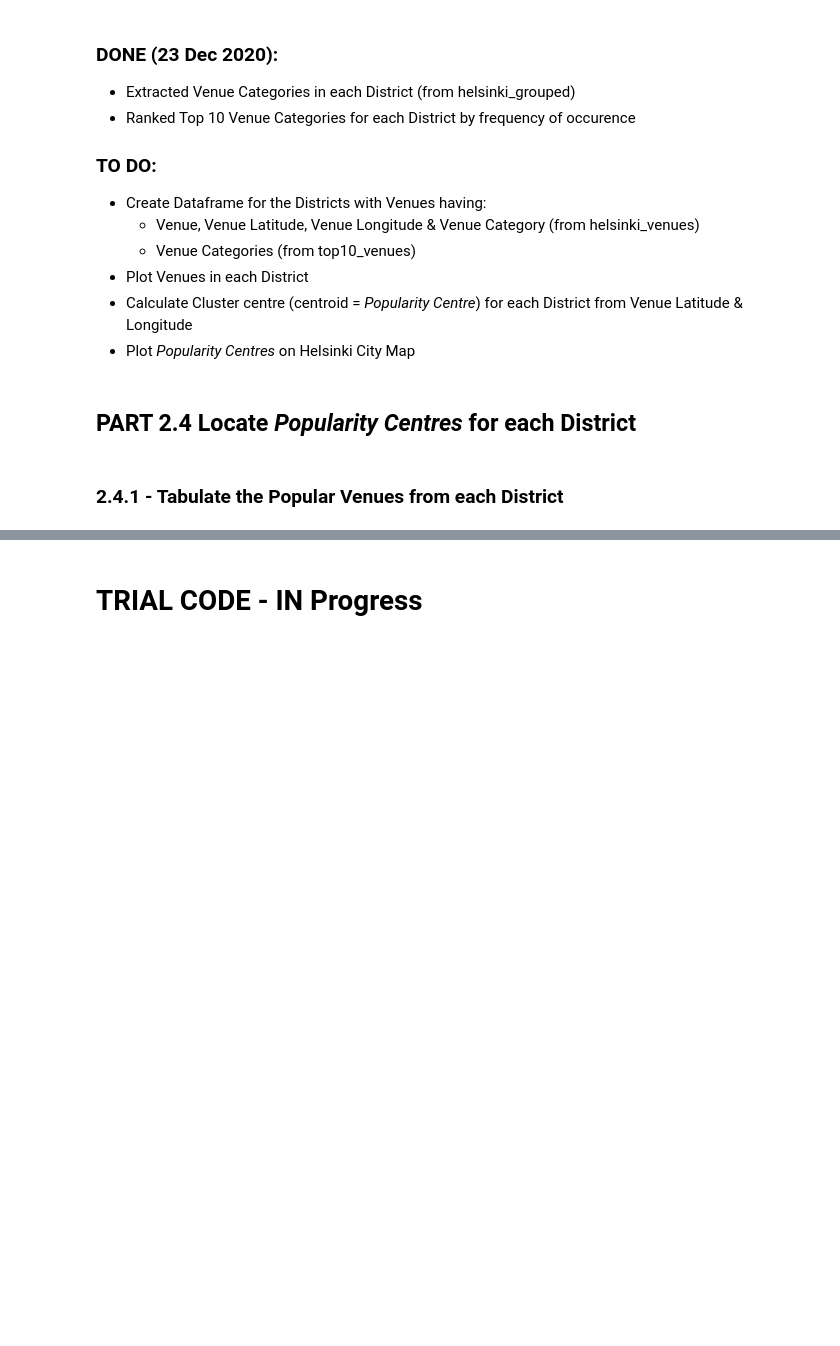
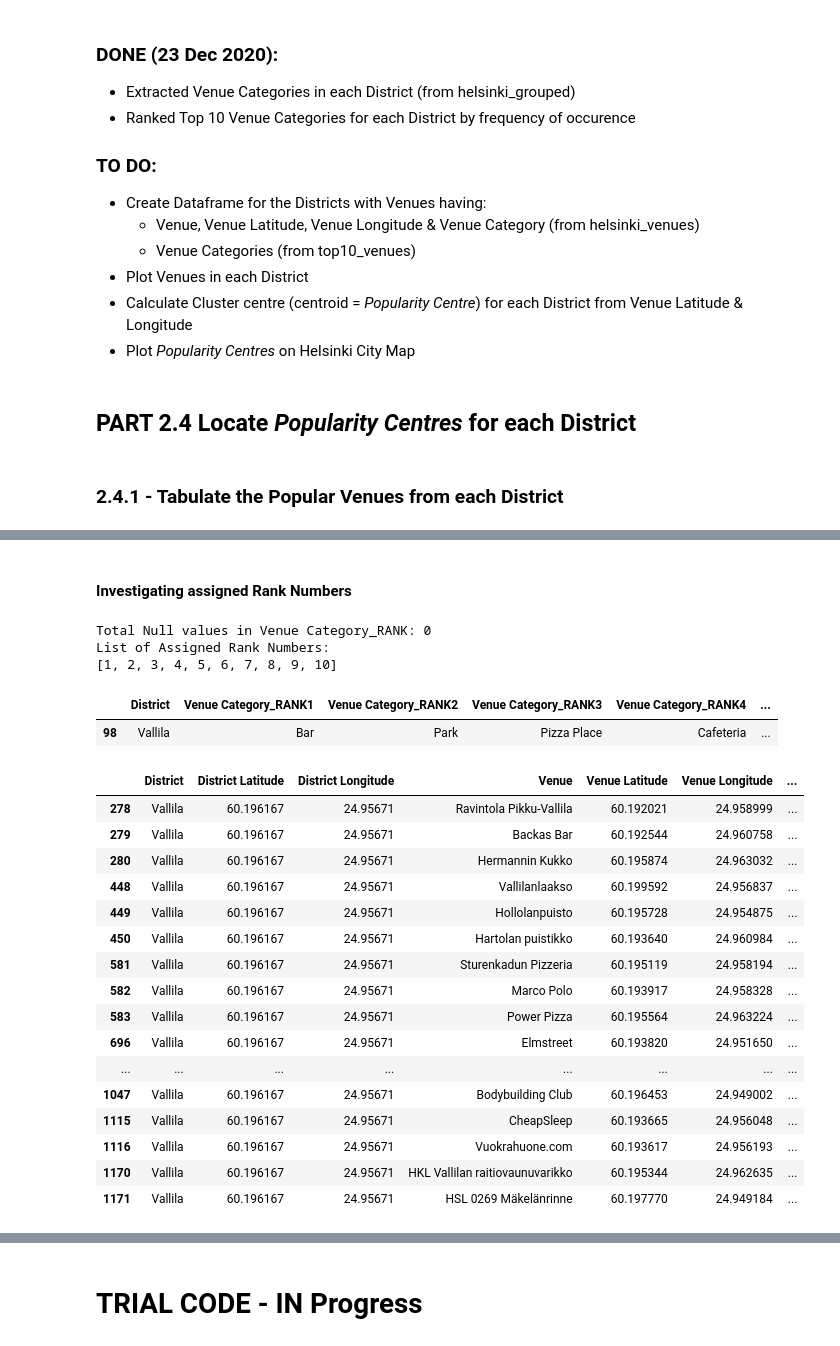
Before and after one commit to prak112/Coursera-IBM_Capstone, a Jupyter notebook: Week5_CompatibleDistricts_Helsinki.ipynb, the cells around one changed output, grey strips where cells are left out. Drawn from its saved outputs; the diff is of its cells as text; code cells hidden in the pictures; blank space fills up the shorter version.

```diff
--- a/Week5_CompatibleDistricts_Helsinki.ipynb
+++ b/Week5_CompatibleDistricts_Helsinki.ipynb
@@ -574,0 +661,17 @@ top10_venues
+# %%
+# Extract values specific to 'Venue Category' with 'District' as filter from both dataframes (from ranked_venues_df & top10_venues)
+
+ranks = range(1, 11) # Intialize Rank Numbers
+venue_dists = top10_venues.District.to_list() # List Districts with Venues
+
+for dist in venue_dists:
+    vc_r = top10_venues[top10_venues.District == dist].values[0][1:] # Venue Categories from 'Venue Category_RANK' (top10_venues)
+    vc = list(ranked_venues_df[ranked_venues_df.District == dist].iloc[:, 6]) # Venue Categories from 'Venue Category' (ranked_venues_df)
+
+    # Assign Rank Number based on 'Venue Category_RANK' (from top10_venues)
+    for r, rank in zip(vc_r, ranks): # Iterate Venue Categories and their respective Rank Numbers
+        for v in vc:
+            if v == r: # Equate 'Venue Category' with 'Venue Category_RANK' values and assign Rank Number
+                ranked_venues_df['Venue Category_RANK'].replace(to_replace=v, value=rank, inplace=True) # Replace values in 'Venue Category_RANK' by Rank Number
+
+ranked_venues_df.head()
@@ -574,0 +685,34 @@ top10_venues
+# %% [markdown]
+#### Investigating assigned Rank Numbers
+# %%
+print(f"Total Null values in Venue Category_RANK: {ranked_venues_df['Venue Category_RANK'].isnull().sum()}")
+print(f"List of Assigned Rank Numbers:\n{sorted(ranked_venues_df['Venue Category_RANK'].unique())}")
+# %% [output]
+Total Null values in Venue Category_RANK: 0
+List of Assigned Rank Numbers:
+[1, 2, 3, 4, 5, 6, 7, 8, 9, 10]
+# %%
+top10_venues[top10_venues['District']=='Vallila']
+# %% [output]
+|  | District | Venue Category_RANK1 | Venue Category_RANK2 | Venue Category_RANK3 | Venue Category_RANK4 | ... |
+| 98 | Vallila | Bar | Park | Pizza Place | Cafeteria | ... |
+# %%
+ ranked_venues_df[ranked_venues_df['District']=='Vallila']
+# %% [output]
+|  | District | District Latitude | District Longitude | Venue | Venue Latitude | Venue Longitude | ... |
+| 278 | Vallila | 60.196167 | 24.95671 | Ravintola Pikku-Vallila | 60.192021 | 24.958999 | ... |
+| 279 | Vallila | 60.196167 | 24.95671 | Backas Bar | 60.192544 | 24.960758 | ... |
+| 280 | Vallila | 60.196167 | 24.95671 | Hermannin Kukko | 60.195874 | 24.963032 | ... |
+| 448 | Vallila | 60.196167 | 24.95671 | Vallilanlaakso | 60.199592 | 24.956837 | ... |
+| 449 | Vallila | 60.196167 | 24.95671 | Hollolanpuisto | 60.195728 | 24.954875 | ... |
+| 450 | Vallila | 60.196167 | 24.95671 | Hartolan puistikko | 60.193640 | 24.960984 | ... |
+| 581 | Vallila | 60.196167 | 24.95671 | Sturenkadun Pizzeria | 60.195119 | 24.958194 | ... |
+| 582 | Vallila | 60.196167 | 24.95671 | Marco Polo | 60.193917 | 24.958328 | ... |
+| 583 | Vallila | 60.196167 | 24.95671 | Power Pizza | 60.195564 | 24.963224 | ... |
+| 696 | Vallila | 60.196167 | 24.95671 | Elmstreet | 60.193820 | 24.951650 | ... |
+| ... | ... | ... | ... | ... | ... | ... | ... |
+| 1047 | Vallila | 60.196167 | 24.95671 | Bodybuilding Club | 60.196453 | 24.949002 | ... |
+| 1115 | Vallila | 60.196167 | 24.95671 | CheapSleep | 60.193665 | 24.956048 | ... |
+| 1116 | Vallila | 60.196167 | 24.95671 | Vuokrahuone.com | 60.193617 | 24.956193 | ... |
+| 1170 | Vallila | 60.196167 | 24.95671 | HKL Vallilan raitiovaunuvarikko | 60.195344 | 24.962635 | ... |
+| 1171 | Vallila | 60.196167 | 24.95671 | HSL 0269 Mäkelänrinne | 60.197770 | 24.949184 | ... |
```
Also changed, not shown: parts of 40 cells of this notebook.
